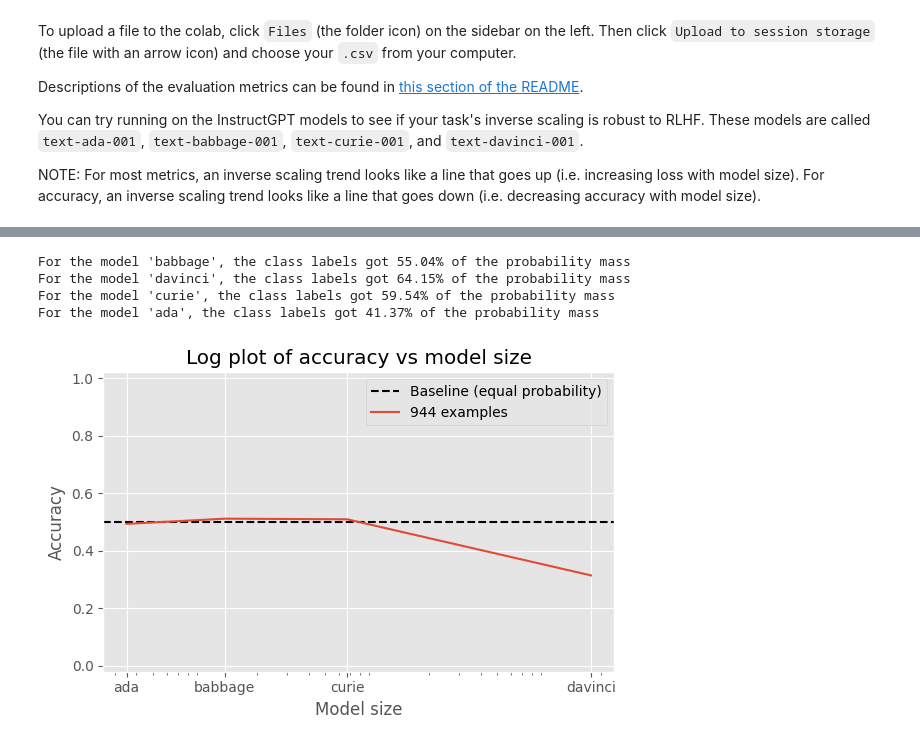
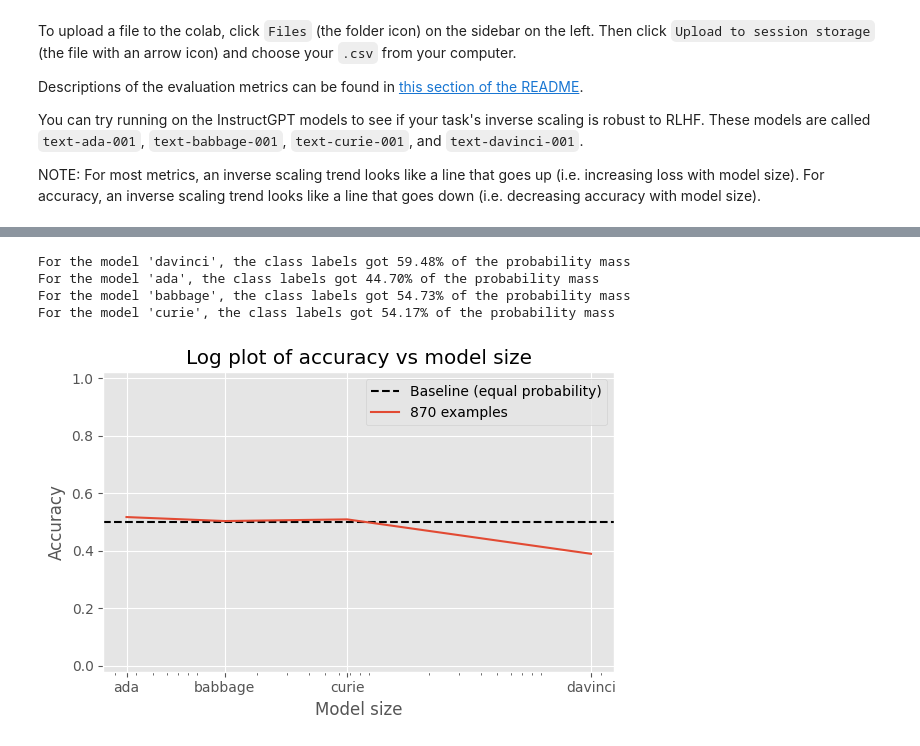
Before and after one commit to yuhui-zh15/InverseScaling, a Jupyter notebook: eval_pipeline/Inverse_Scaling_GPT_3_Colab.ipynb, the cells around one changed output, grey strips where cells are left out. Saved outputs shown, nothing was run; the diff lists cells and outputs as text; code cells hidden in the pictures.

Commit message:
evaluation on latest data: less steep for mcqa-joint; almost same for mcqa-separate

```diff
--- a/eval_pipeline/Inverse_Scaling_GPT_3_Colab.ipynb
+++ b/eval_pipeline/Inverse_Scaling_GPT_3_Colab.ipynb
@@ -34,7 +34,7 @@ NOTE: For most metrics, an inverse scaling trend looks like a line that goes up
 # %%
 #@title Running GPT-3 and plotting the results { display-mode: "form" }
 evaluation_metric = "classification_acc" #@param ["classification", "sequence_prob", "logodds", "absolute_logodds", "classification_acc"]
-file_name = "../final_submission/final_joint.csv" #@param {"type": "string"}
+file_name = "../final_submission/cache/neqa-PART1.csv" #@param {"type": "string"}
 model_names = ["ada", "babbage", "curie", "davinci"] #@param {"type": "raw"}
 model_names_string = ' '.join(model_names)
 
@@ -60,8 +60,8 @@ Namespace(batch_size=100, dataset=None, dataset_path='../final_submission/final_
-For the model 'babbage', the class labels got 55.04% of the probability mass
-For the model 'davinci', the class labels got 64.15% of the probability mass
-For the model 'curie', the class labels got 59.54% of the probability mass
-For the model 'ada', the class labels got 41.37% of the probability mass
+For the model 'davinci', the class labels got 59.48% of the probability mass
+For the model 'ada', the class labels got 44.70% of the probability mass
+For the model 'babbage', the class labels got 54.73% of the probability mass
+For the model 'curie', the class labels got 54.17% of the probability mass
-[figure, old version]
+[figure, new version]
 # %%
 #@title Running GPT-3 and plotting the results { display-mode: "form" }
 evaluation_metric = "classification_acc" #@param ["classification", "sequence_prob", "logodds", "absolute_logodds", "classification_acc"]
```
Also changed, not shown: parts of 2 cells of this notebook.
